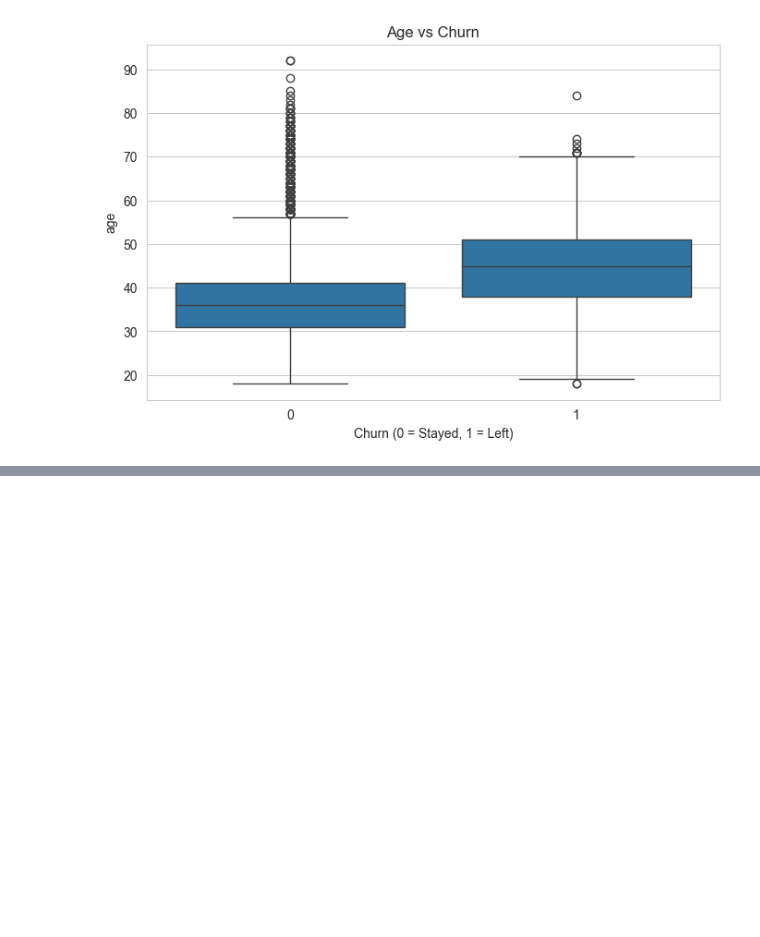
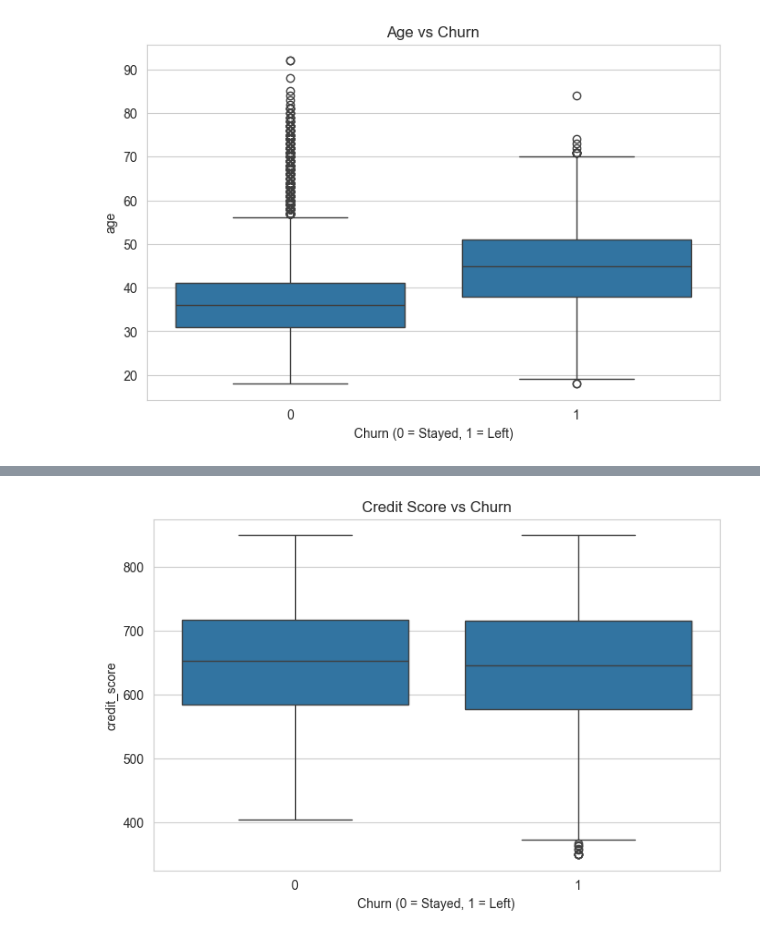
Before and after one commit to naevasetia/customer-churn-prediction-ml, a Jupyter notebook: notebooks/01_eda.ipynb, the cells around one changed output, grey strips where cells are left out. Saved outputs shown, nothing was run; the diff lists cells and outputs as text; code cells hidden in the pictures; blank space fills up the shorter version.

```diff
--- a/notebooks/01_eda.ipynb
+++ b/notebooks/01_eda.ipynb
@@ -250,0 +253,7 @@ plt.show()
+# %%
+sns.boxplot(x="churn", y="credit_score", data=df)
+plt.title("Credit Score vs Churn")
+plt.xlabel("Churn (0 = Stayed, 1 = Left)")
+plt.show()
+# %% [output]
+[figure, added]
```
Also changed, not shown: parts of 8 cells of this notebook.
